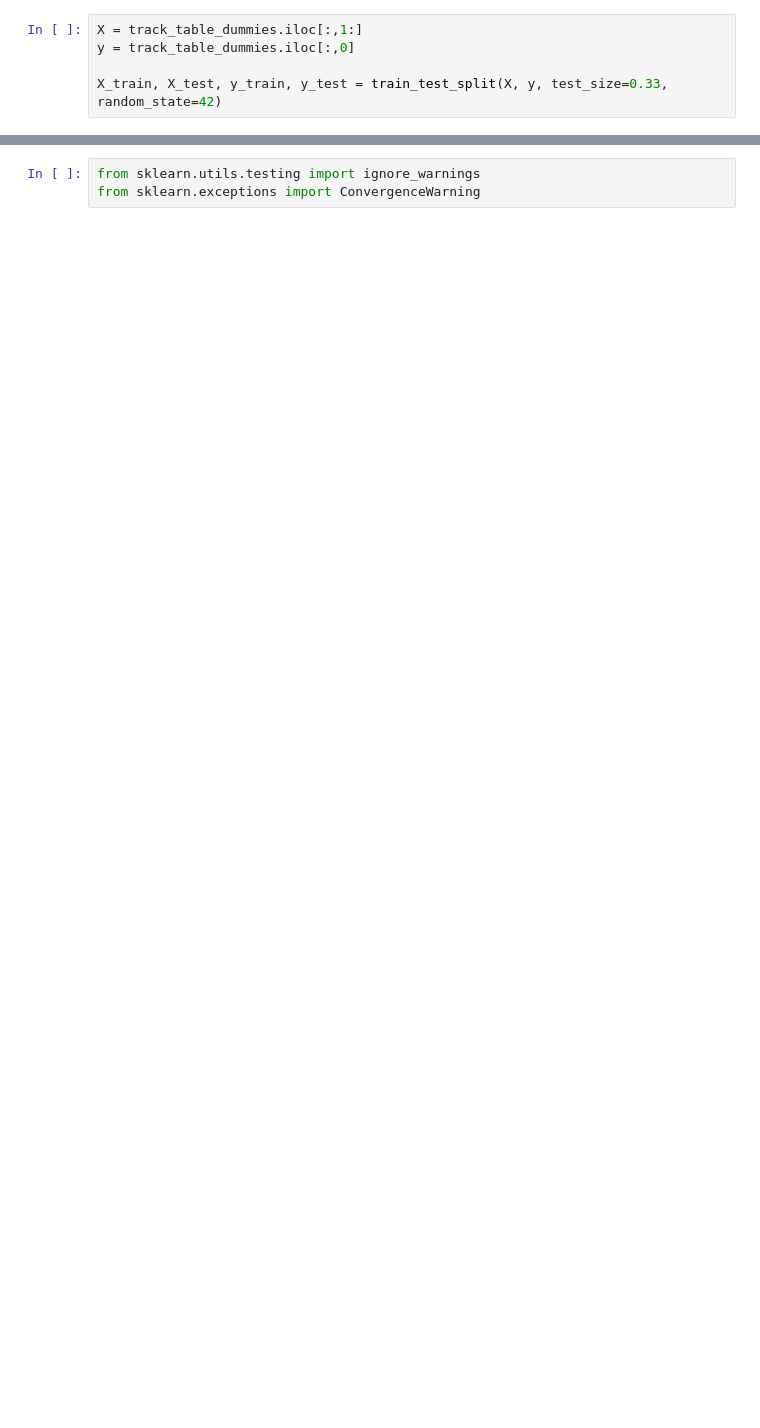
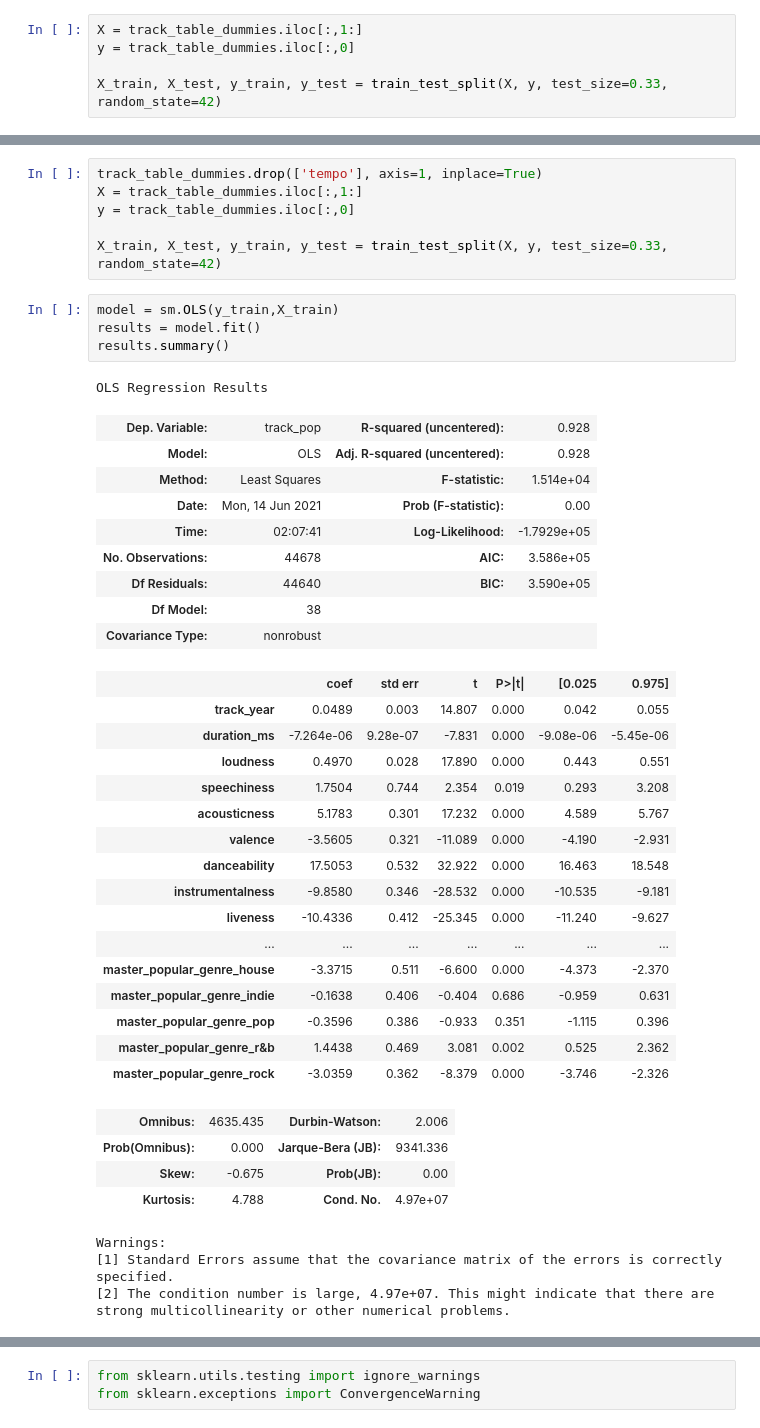
Before and after one commit to ekatnic/SpotifyApiExploration, a Jupyter notebook: Spotify_Analyze_Popularity.ipynb, the cells around one changed output, grey strips where cells are left out. Cells and saved outputs as stored; diff of their text form; blank space fills up the shorter version.

```diff
--- a/Spotify_Analyze_Popularity.ipynb
+++ b/Spotify_Analyze_Popularity.ipynb
@@ -302,0 +202,45 @@ Test root mean squared error: 12.771218032587528
+# %%
+track_table_dummies.drop(['tempo'], axis=1, inplace=True)
+X = track_table_dummies.iloc[:,1:]
+y = track_table_dummies.iloc[:,0]
+
+X_train, X_test, y_train, y_test = train_test_split(X, y, test_size=0.33, random_state=42)
+# %%
+model = sm.OLS(y_train,X_train)
+results = model.fit()
+results.summary()
+# %% [output]
+OLS Regression Results
+| Dep. Variable: | track_pop | R-squared (uncentered): | 0.928 |
+| Model: | OLS | Adj. R-squared (uncentered): | 0.928 |
+| Method: | Least Squares | F-statistic: | 1.514e+04 |
+| Date: | Mon, 14 Jun 2021 | Prob (F-statistic): | 0.00 |
+| Time: | 02:07:41 | Log-Likelihood: | -1.7929e+05 |
+| No. Observations: | 44678 | AIC: | 3.586e+05 |
+| Df Residuals: | 44640 | BIC: | 3.590e+05 |
+| Df Model: | 38 |  |  |
+| Covariance Type: | nonrobust |  |  |
+|  | coef | std err | t | P>|t| | [0.025 | 0.975] |
+| track_year | 0.0489 | 0.003 | 14.807 | 0.000 | 0.042 | 0.055 |
+| duration_ms | -7.264e-06 | 9.28e-07 | -7.831 | 0.000 | -9.08e-06 | -5.45e-06 |
+| loudness | 0.4970 | 0.028 | 17.890 | 0.000 | 0.443 | 0.551 |
+| speechiness | 1.7504 | 0.744 | 2.354 | 0.019 | 0.293 | 3.208 |
+| acousticness | 5.1783 | 0.301 | 17.232 | 0.000 | 4.589 | 5.767 |
+| valence | -3.5605 | 0.321 | -11.089 | 0.000 | -4.190 | -2.931 |
+| danceability | 17.5053 | 0.532 | 32.922 | 0.000 | 16.463 | 18.548 |
+| instrumentalness | -9.8580 | 0.346 | -28.532 | 0.000 | -10.535 | -9.181 |
+| liveness | -10.4336 | 0.412 | -25.345 | 0.000 | -11.240 | -9.627 |
+| ... | ... | ... | ... | ... | ... | ... |
+| master_popular_genre_house | -3.3715 | 0.511 | -6.600 | 0.000 | -4.373 | -2.370 |
+| master_popular_genre_indie | -0.1638 | 0.406 | -0.404 | 0.686 | -0.959 | 0.631 |
+| master_popular_genre_pop | -0.3596 | 0.386 | -0.933 | 0.351 | -1.115 | 0.396 |
+| master_popular_genre_r&b | 1.4438 | 0.469 | 3.081 | 0.002 | 0.525 | 2.362 |
+| master_popular_genre_rock | -3.0359 | 0.362 | -8.379 | 0.000 | -3.746 | -2.326 |
+| Omnibus: | 4635.435 | Durbin-Watson: | 2.006 |
+| Prob(Omnibus): | 0.000 | Jarque-Bera (JB): | 9341.336 |
+| Skew: | -0.675 | Prob(JB): | 0.00 |
+| Kurtosis: | 4.788 | Cond. No. | 4.97e+07 |
+Warnings:
+[1] Standard Errors assume that the covariance matrix of the errors is correctly specified.
+[2] The condition number is large, 4.97e+07. This might indicate that there are
+strong multicollinearity or other numerical problems.
```
Also changed, not shown: parts of 57 cells of this notebook.
